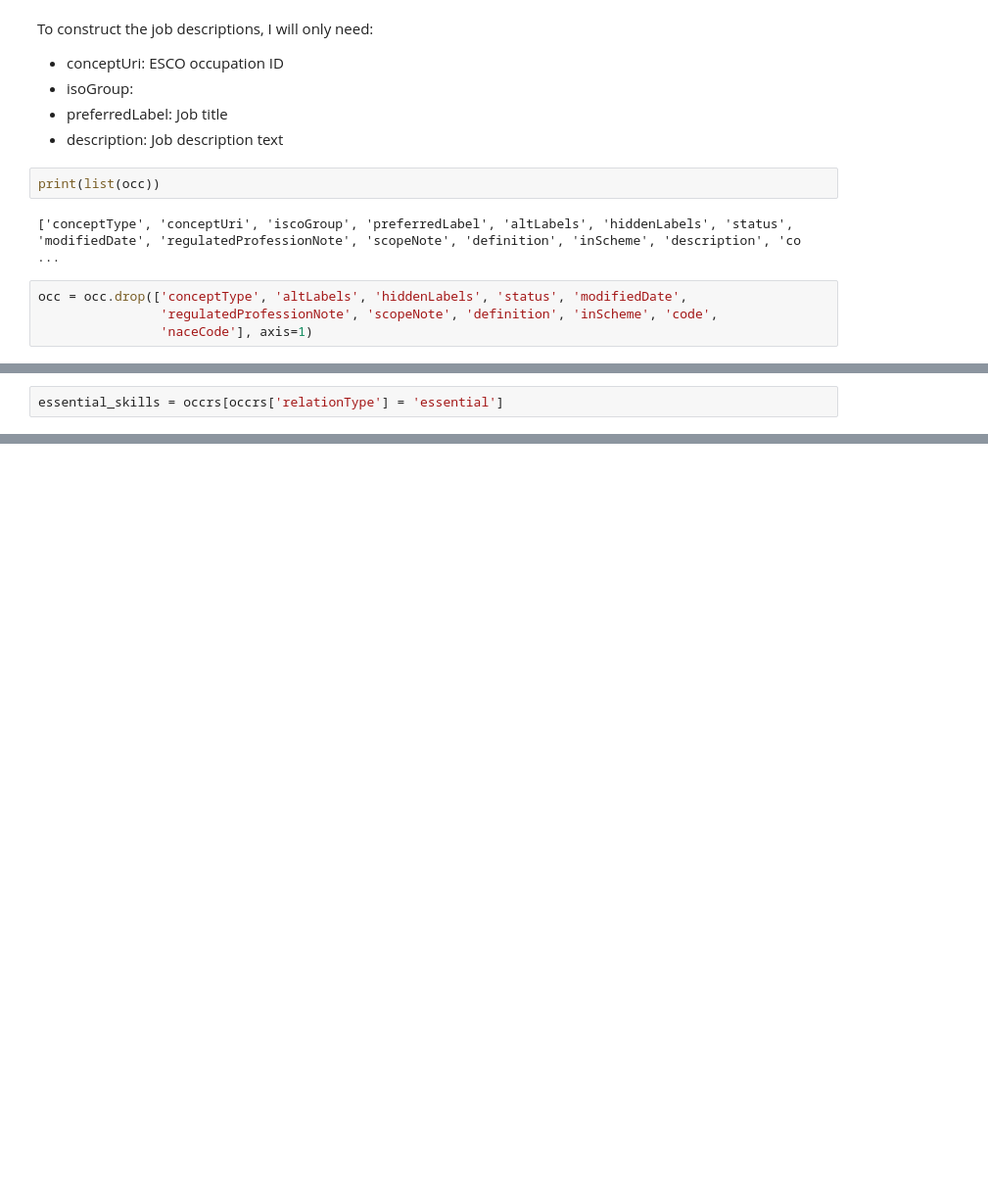
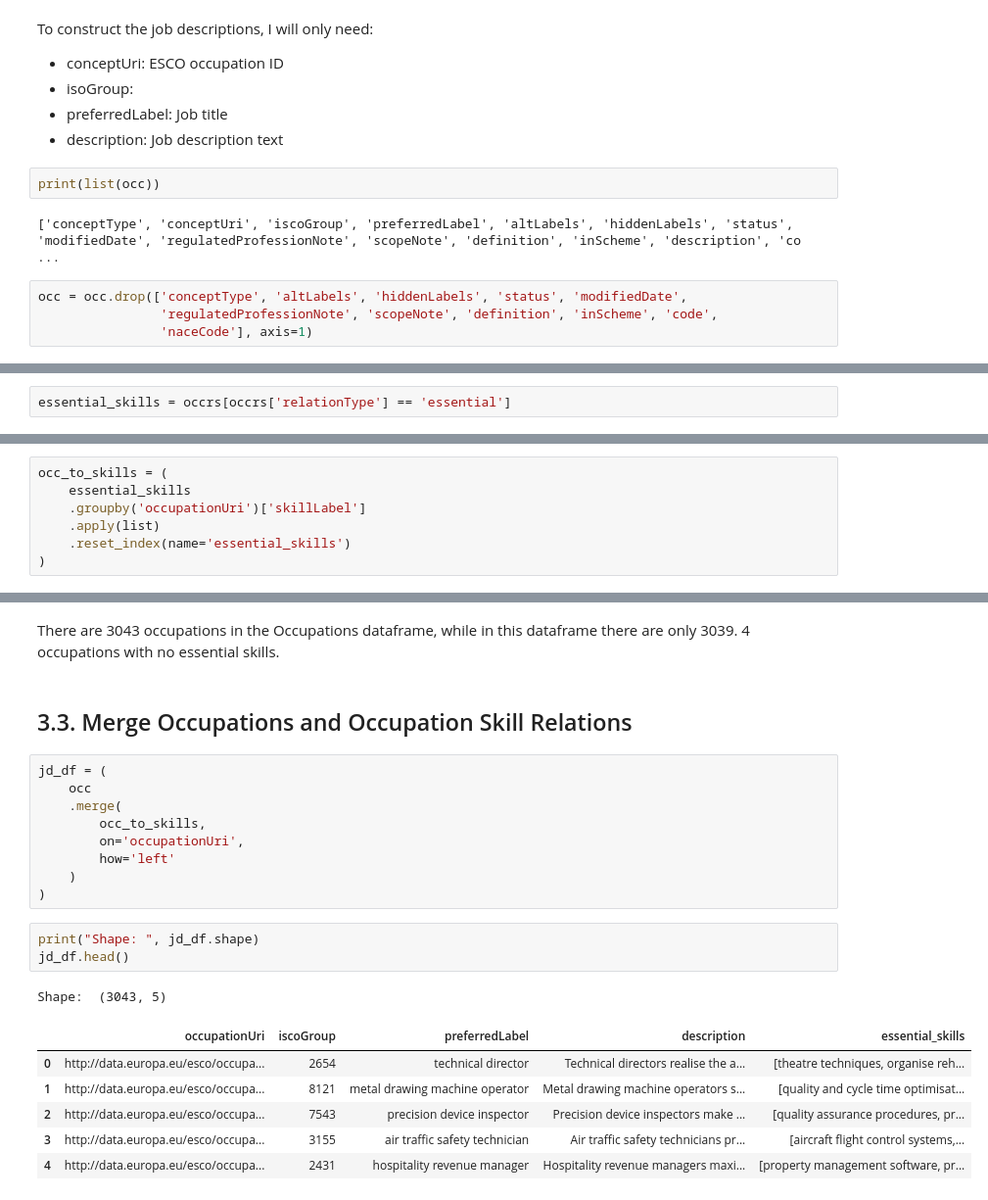
Before and after one commit to 20240693/Thesis-Career-Transitions, a Jupyter notebook: Notebooks/Job Descriptions.ipynb, the cells around one changed output, grey strips where cells are left out. Shown at 98% size. Drawn from its saved outputs; the diff is of its cells as text; blank space fills up the shorter version.

```diff
--- a/Notebooks/Job Descriptions.ipynb
+++ b/Notebooks/Job Descriptions.ipynb
@@ -187,2 +257,2 @@ Name: relationType, dtype: object
 # %%
-essential_skills = occrs[occrs['relationType'] = 'essential']
+essential_skills = occrs[occrs['relationType'] == 'essential']
@@ -190,0 +269,7 @@ SyntaxError: cannot assign to subscript here. Maybe you meant '==' instead of '=
+# %%
+occ_to_skills = (
+    essential_skills
+    .groupby('occupationUri')['skillLabel']
+    .apply(list)
+    .reset_index(name='essential_skills')
+)
@@ -190,0 +299,28 @@ SyntaxError: cannot assign to subscript here. Maybe you meant '==' instead of '=
+# %% [markdown]
+There are 3043 occupations in the Occupations dataframe, while in this dataframe there are only 3039. 4 occupations with no essential skills.
+# %% [markdown]
+<a class="anchor" id="sub-section-3_3"></a>
+
+## 3.3. Merge Occupations and Occupation Skill Relations
+
+</a>
+# %%
+jd_df = (
+    occ
+    .merge(
+        occ_to_skills,
+        on='occupationUri',
+        how='left'
+    )
+)
+# %%
+print("Shape: ", jd_df.shape)
+jd_df.head()
+# %% [output]
+Shape:  (3043, 5)
+|  | occupationUri | iscoGroup | preferredLabel | description | essential_skills |
+| 0 | http://data.europa.eu/esco/occupa... | 2654 | technical director | Technical directors realise the a... | [theatre techniques, organise reh... |
+| 1 | http://data.europa.eu/esco/occupa... | 8121 | metal drawing machine operator | Metal drawing machine operators s... | [quality and cycle time optimisat... |
+| 2 | http://data.europa.eu/esco/occupa... | 7543 | precision device inspector | Precision device inspectors make ... | [quality assurance procedures, pr... |
+| 3 | http://data.europa.eu/esco/occupa... | 3155 | air traffic safety technician | Air traffic safety technicians pr... | [aircraft flight control systems,... |
+| 4 | http://data.europa.eu/esco/occupa... | 2431 | hospitality revenue manager | Hospitality revenue managers maxi... | [property management software, pr... |
```
Also changed, not shown: parts of 35 cells of this notebook.
